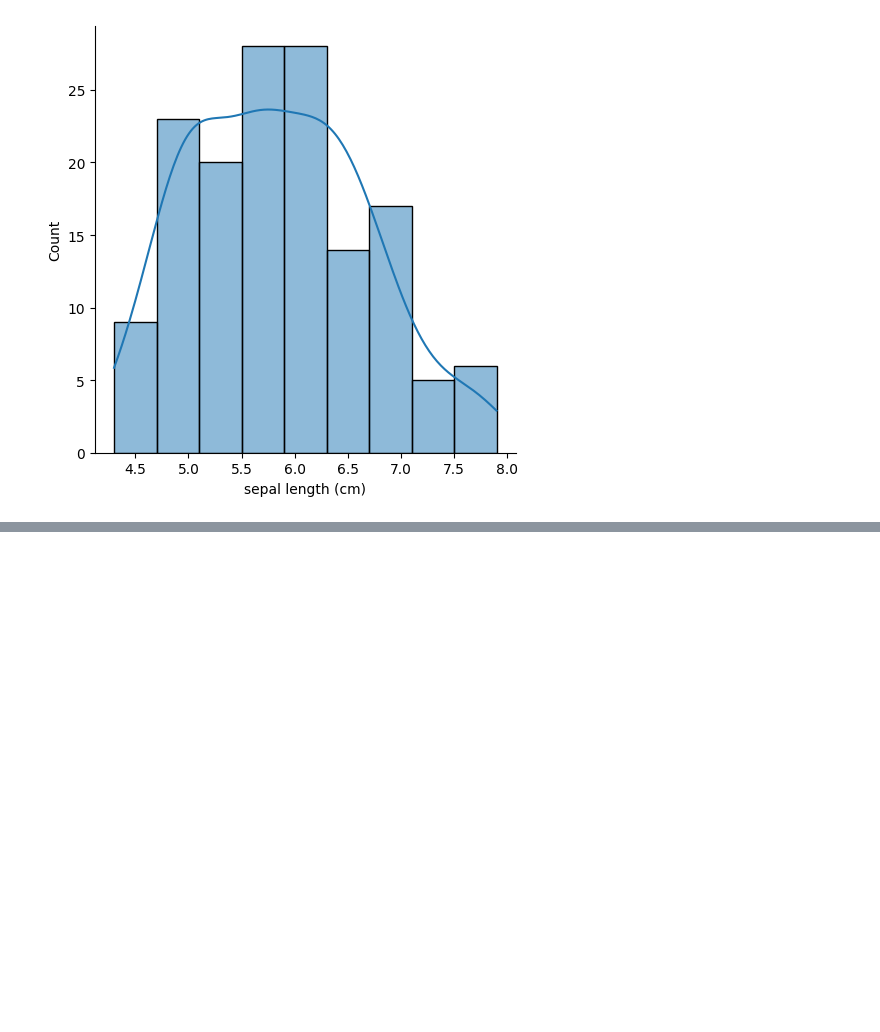
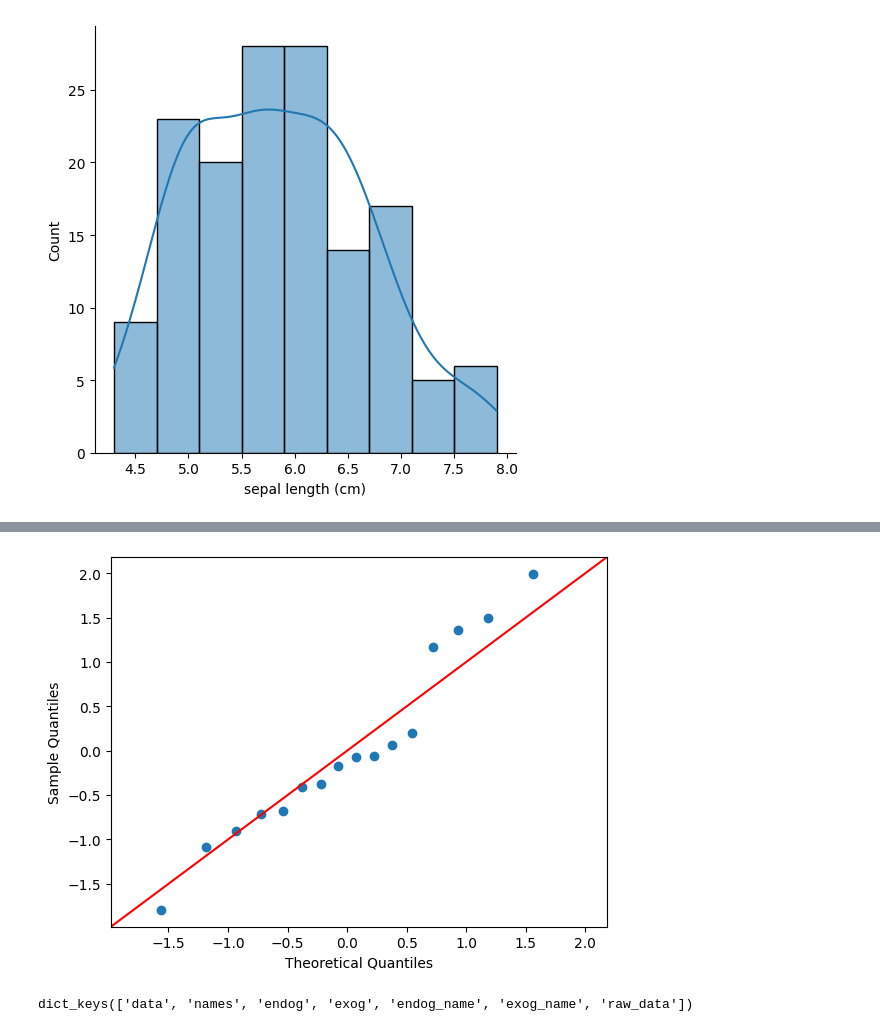
Before and after one commit to observer012/courses, a Jupyter notebook: Основы статистики(Stepik)/Основы статистики.ipynb, the cells around one changed output, grey strips where cells are left out. Drawn from its saved outputs; the diff is of its cells as text; code cells hidden in the pictures; blank space fills up the shorter version.

```diff
--- a/Основы статистики(Stepik)/Основы статистики.ipynb
+++ b/Основы статистики(Stepik)/Основы статистики.ipynb
@@ -556,0 +609,14 @@ sns_plot = sns.displot(data=data['sepal length (cm)'], kde=True)
+# %%
+data_st = sm.datasets.longley.load()
+exog = sm.add_constant(data_st.exog)
+mod_fit = sm.OLS(data_st.endog, exog).fit()
+res = mod_fit.resid
+# %%
+fig = sm.qqplot(res, stats.t, fit=True, line='45')
+plt.show()
+# %% [output]
+[figure, added]
+# %%
+data_st.keys()
+# %% [output]
+dict_keys(['data', 'names', 'endog', 'exog', 'endog_name', 'exog_name', 'raw_data'])
```
Also changed, not shown: parts of 16 cells of this notebook.
